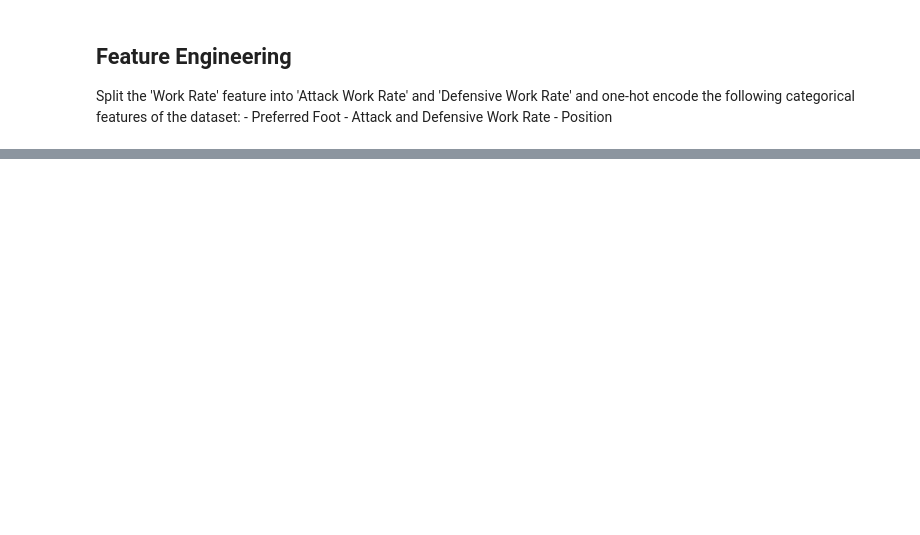
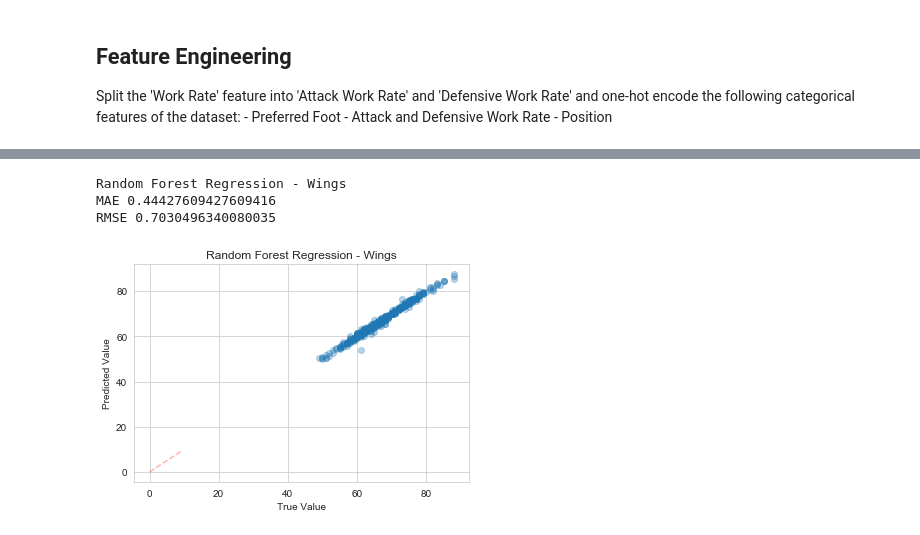
Before and after one commit to mdjoh/CEBD1260-Project, a Jupyter notebook: Week 5 - Machine Learning.ipynb, the cells around one changed output, grey strips where cells are left out. Drawn from its saved outputs; the diff is of its cells as text; code cells hidden in the pictures; blank space fills up the shorter version.

```diff
--- a/Week 5 - Machine Learning.ipynb
+++ b/Week 5 - Machine Learning.ipynb
@@ -281,0 +369,9 @@ RMSE NP 2.12
+# %%
+# Wings
+y_wings_test.columns = ['True Value']
+y_wings_test['Predicted Value'] = wings_RF_pred
+
+df_wings_error = pd.concat([X_wings_test, y_wings_test], axis=1)
+df_wings_error['abs_error'] = abs(df_wings_error['Predicted Value'] - df_wings_error['True Value'])
+wings_error = df_wings_error.corr()['abs_error'].sort_values(ascending = False)
+wings_error.head()
@@ -281,0 +522,12 @@ RMSE NP 2.12
+# %%
+# Wings
+X_wings = df_wings[list(set(list(wings_error[wings_error.isna()==False].index)) - set(['True Value', 'Predicted Value', 'abs_error']))]
+
+X_wings_train, X_wings_test, y_wings_train, y_wings_test = train_test_split(X_wings, y_wings, test_size=1.0-threshold, shuffle=True)
+
+wings_RF_model, wings_RF_pred = run_experiment('Random Forest Regression - Wings', RandomForestRegressor(100), X_wings_train, y_wings_train.values.ravel(), X_wings_test, y_wings_test)
+# %% [output]
+Random Forest Regression - Wings
+MAE 0.44427609427609416
+RMSE 0.7030496340080035
+[figure, added]
```
Also changed, not shown: parts of 43 cells of this notebook.
